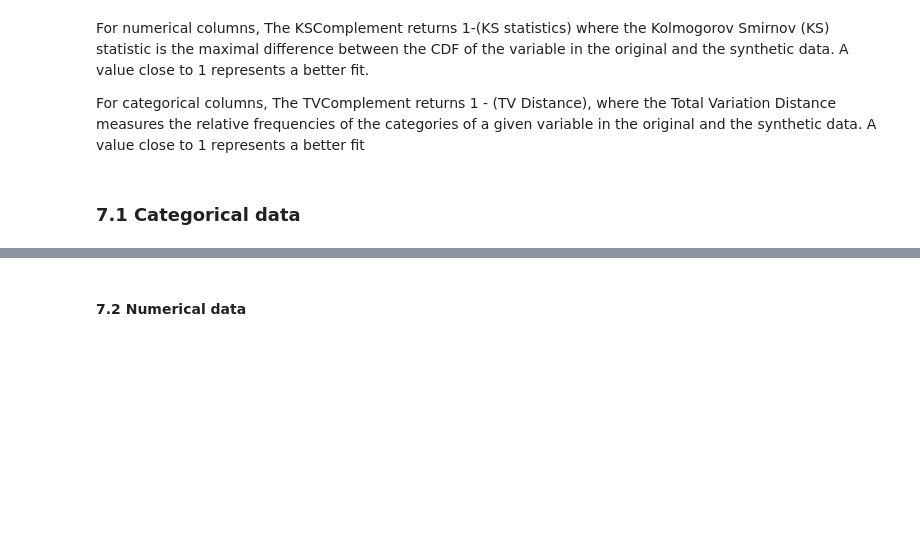
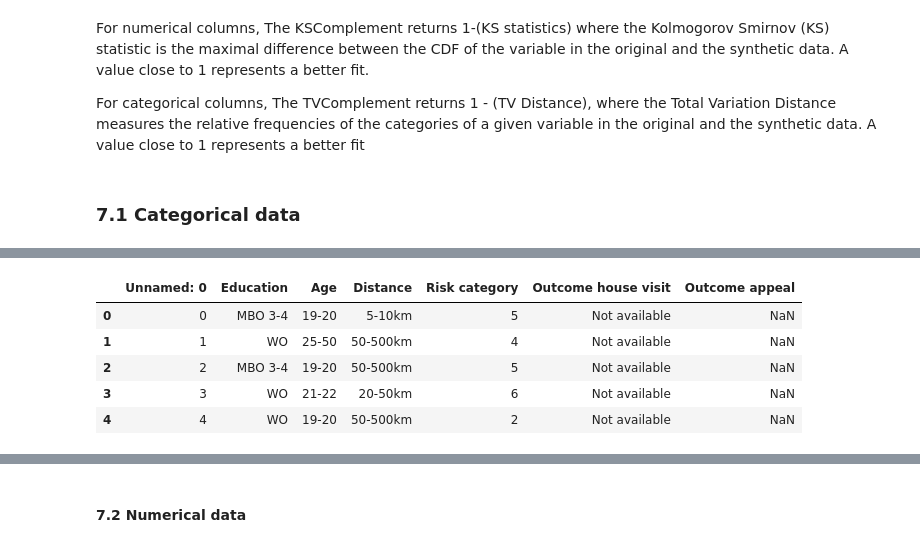
Before and after one commit to NGO-Algorithm-Audit/synthetic-data-generation, a Jupyter notebook: DUO/GC_Table1.ipynb, the cells around one changed output, grey strips where cells are left out. Drawn from its saved outputs; the diff is of its cells as text; code cells hidden in the pictures; blank space fills up the shorter version.

```diff
--- a/DUO/GC_Table1.ipynb
+++ b/DUO/GC_Table1.ipynb
@@ -424,3 +440,13 @@ for col in categorical_columns:
 [interactive output not drawn]
 [interactive output not drawn]
 [interactive output not drawn]
+# %%
+df_sdg = pd.read_csv('Table1_SD_20k.csv')
+df_sdg.head()
+# %% [output]
+|  | Unnamed: 0 | Education | Age | Distance | Risk category | Outcome house visit | Outcome appeal |
+| 0 | 0 | MBO 3-4 | 19-20 | 5-10km | 5 | Not available | NaN |
+| 1 | 1 | WO | 25-50 | 50-500km | 4 | Not available | NaN |
+| 2 | 2 | MBO 3-4 | 19-20 | 50-500km | 5 | Not available | NaN |
+| 3 | 3 | WO | 21-22 | 20-50km | 6 | Not available | NaN |
+| 4 | 4 | WO | 19-20 | 50-500km | 2 | Not available | NaN |
```
Also changed, not shown: parts of 6 cells of this notebook, 2 other files.
